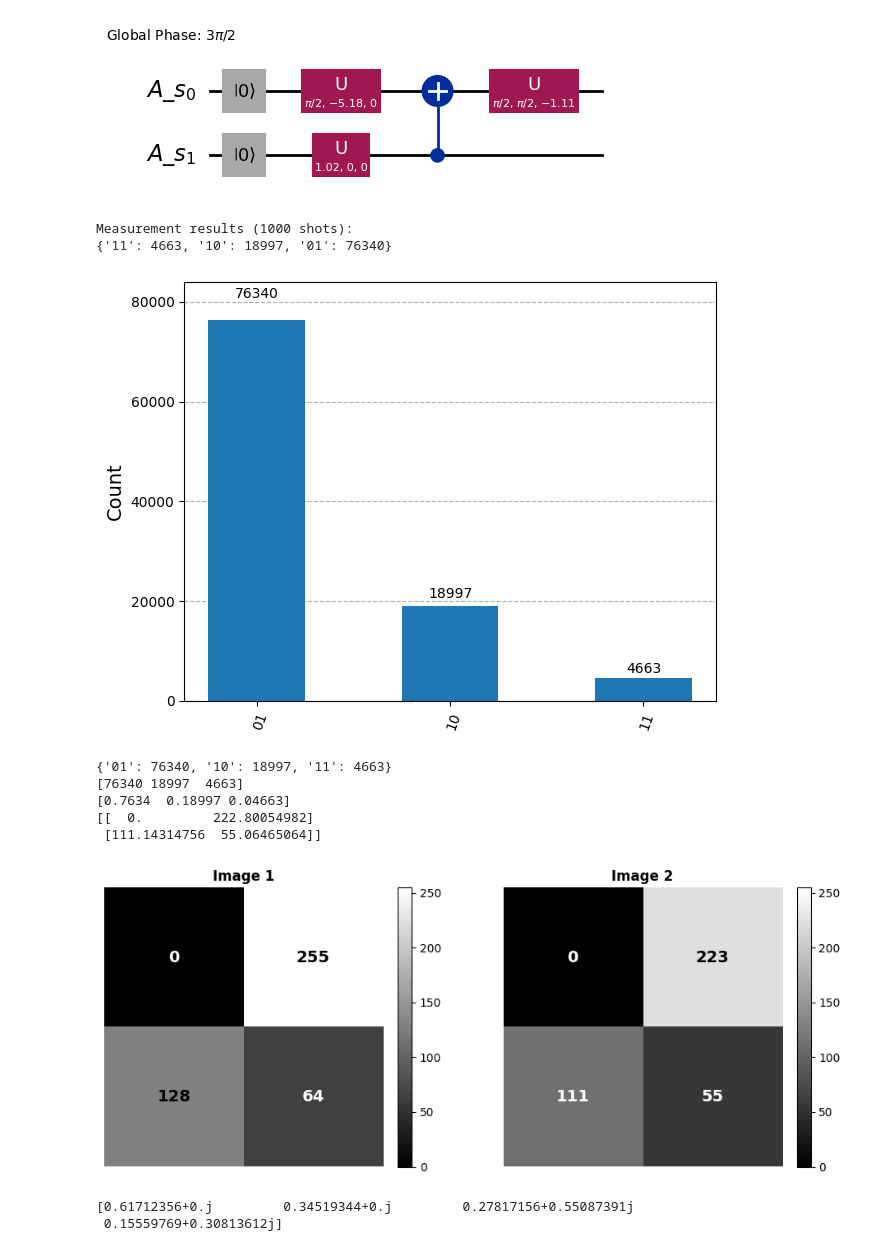
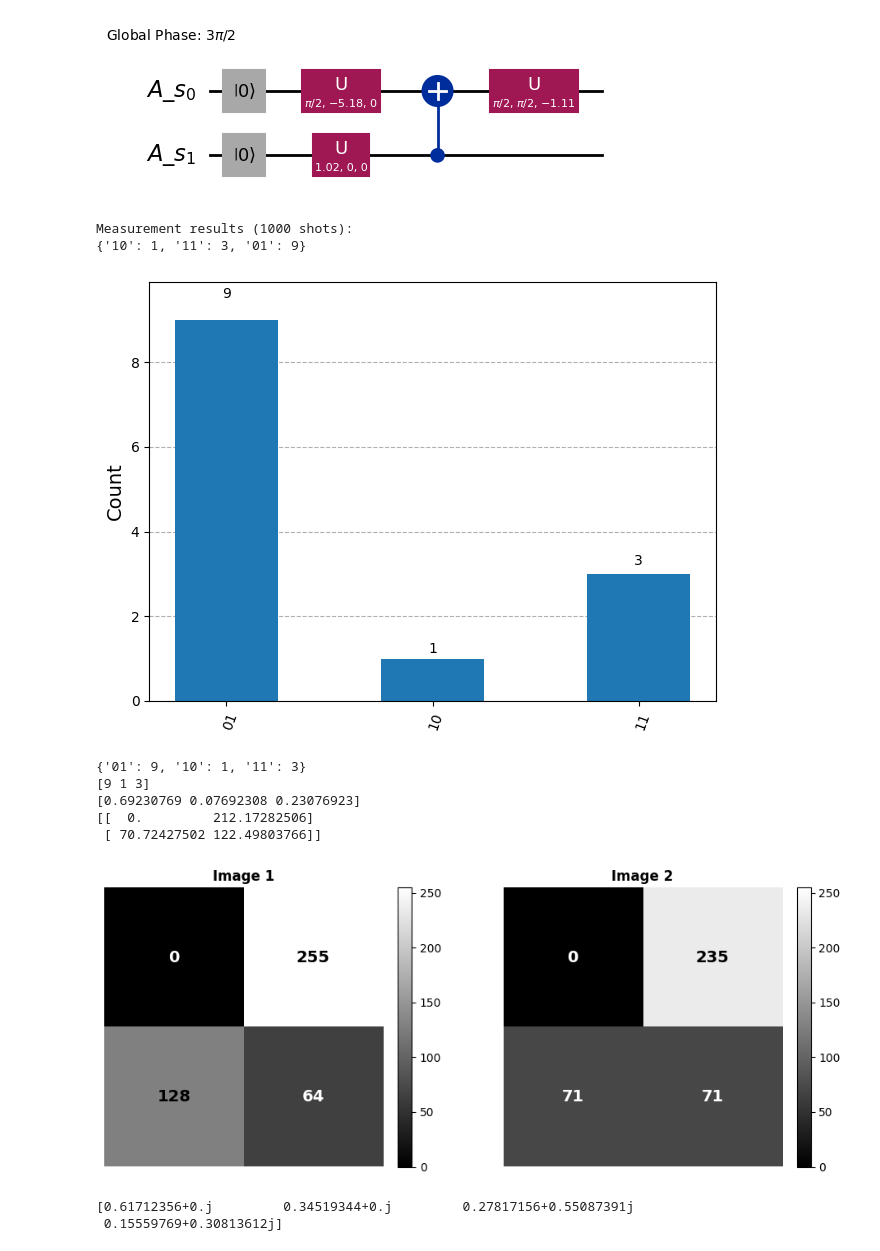
Before and after one commit to el-dAna/QIP, a Jupyter notebook: QPIE.ipynb, the cells around one changed output. Drawn from its saved outputs; the diff is of its cells as text; code cells hidden in the pictures.

```diff
--- a/QPIE.ipynb
+++ b/QPIE.ipynb
@@ -70,21 +70,21 @@ Quantum Circuit:
 # %%
 # Simulate and measure to verify encoding
 simulator = AerSimulator()
 qc.measure_all()  # Measure all qubits
 compiled_circuit = transpile(qc, simulator)
-job = simulator.run(compiled_circuit, shots=100000)
+job = simulator.run(compiled_circuit, shots=13)
 result = job.result()
 counts = result.get_counts(compiled_circuit)
 
 print("\nMeasurement results (1000 shots):")
 print(counts)
 
 # Plot histogram
 plot_histogram(counts)
 # %% [output]
 Measurement results (1000 shots):
-{'11': 4663, '10': 18997, '01': 76340}
+{'10': 1, '11': 3, '01': 9}
-[figure, old version]
+[figure, new version]
 # %%
 from math import pi
 
@@ -99,15 +99,15 @@ pixel_values = np.sqrt(probabilities)*255
 pixel_values = np.insert(pixel_values, 0, 0).reshape(img_w, img_h)
 print(pixel_values)
 # %% [output]
-{'01': 76340, '10': 18997, '11': 4663}
-[76340 18997  4663]
-[0.7634  0.18997 0.04663]
-[[  0.         222.80054982]
- [111.14314756  55.06465064]]
+{'01': 9, '10': 1, '11': 3}
+[9 1 3]
+[0.69230769 0.07692308 0.23076923]
+[[  0.         212.17282506]
+ [ 70.72427502 122.49803766]]
 # %%
 display_image(img_data, pixel_values)
 # %% [output]
-[figure, old version]
+[figure, new version]
 # %%
 def display_image(img1, img2, title1='Image 1', title2='Image 2', vmin1=0, vmax1=255, vmin2=0, vmax2=255):
     """
```
Also changed, not shown: parts of 39 cells of this notebook.
